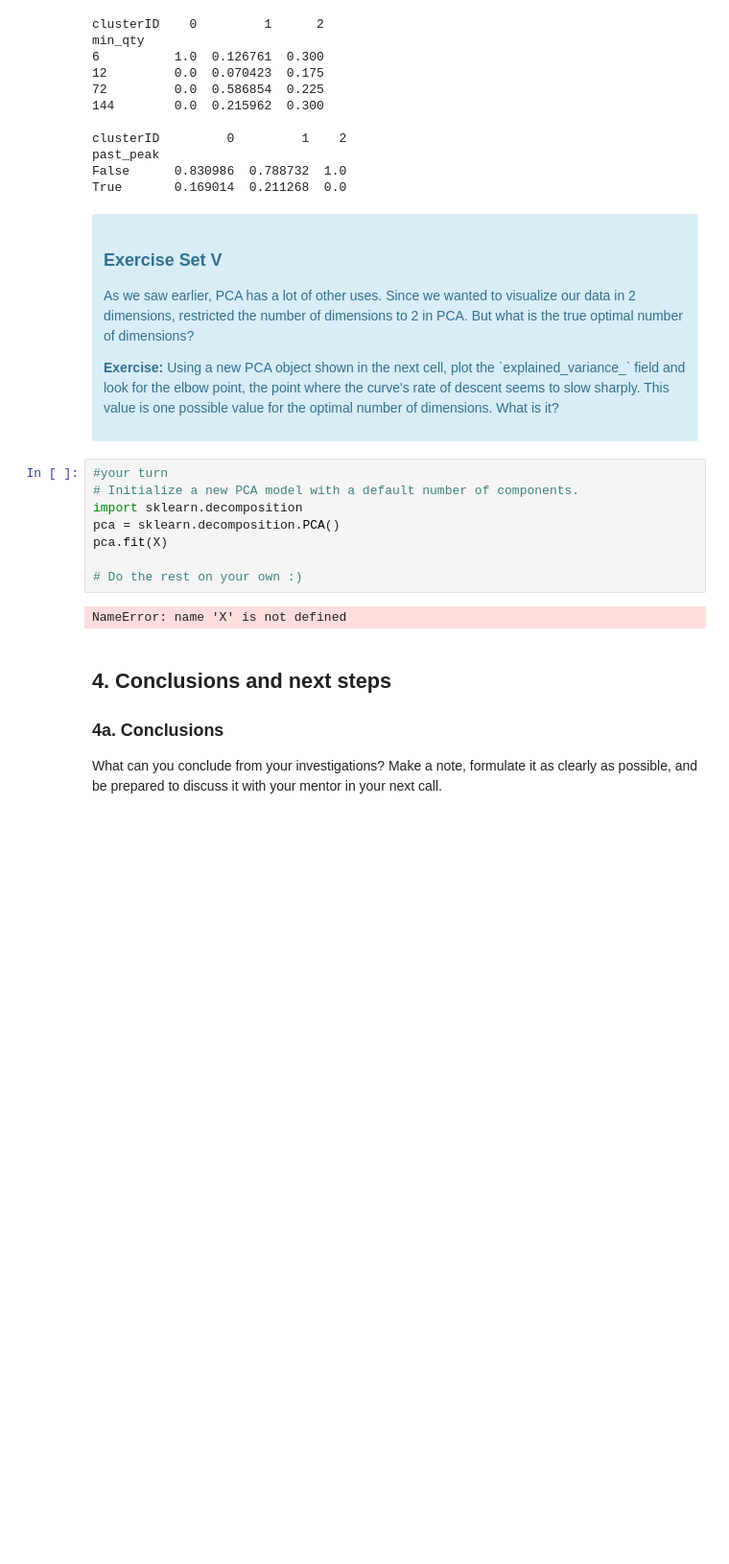
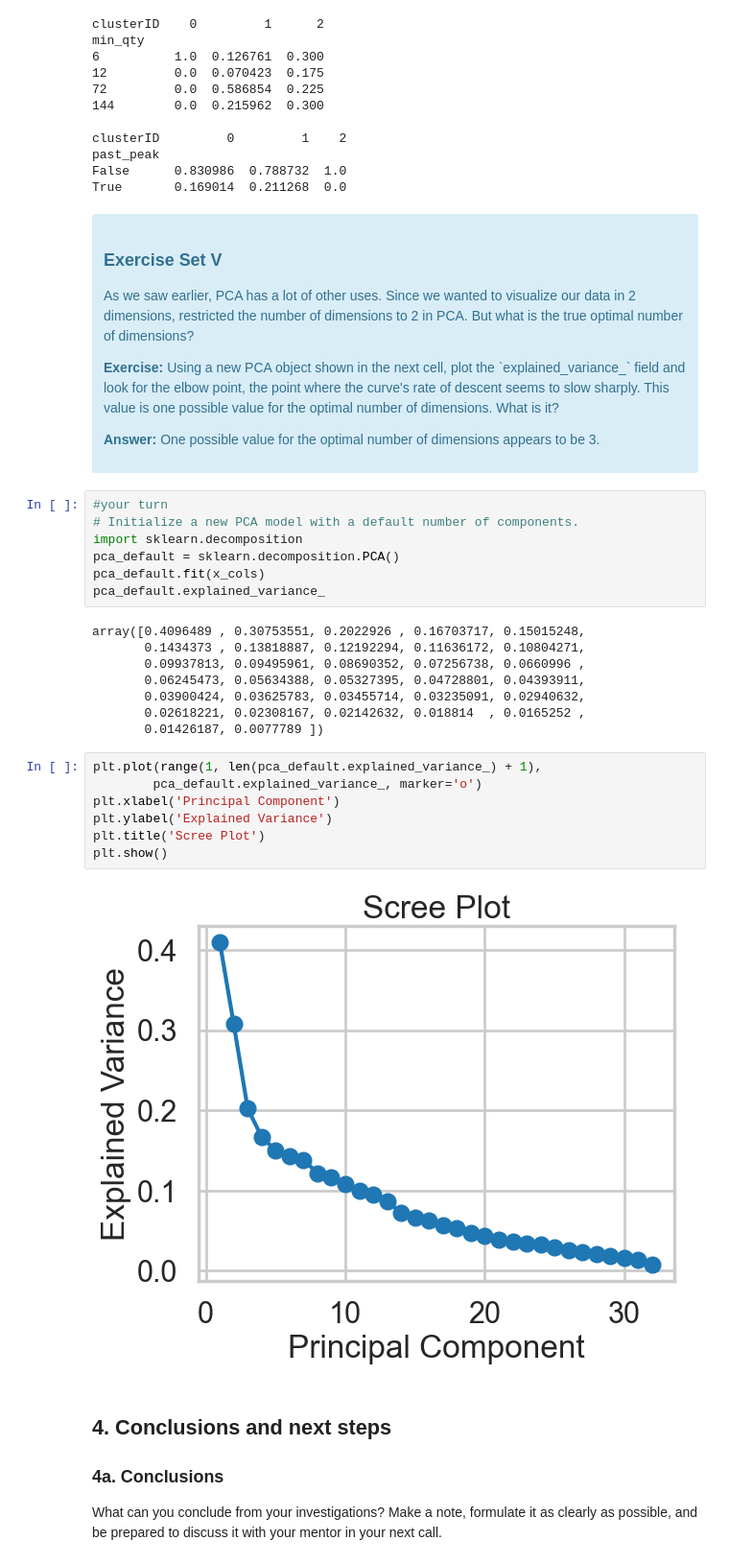
Before and after one commit to amschiltz/springboard_projects, a Jupyter notebook: Clustering_Case_Study_updated_10_15_2020/Clustering Case Study - Customer Segmentation with K-Means - Tier 3.ipynb, the cells around one changed output. Shown at 96% size. Drawn from its saved outputs; the diff is of its cells as text; blank space fills up the shorter version.

```diff
--- a/Clustering_Case_Study_updated_10_15_2020/Clustering Case Study - Customer Segmentation with K-Means - Tier 3.ipynb
+++ b/Clustering_Case_Study_updated_10_15_2020/Clustering Case Study - Customer Segmentation with K-Means - Tier 3.ipynb
@@ -643,17 +645,33 @@ True       0.169014  0.211268  0.0
 <p>As we saw earlier, PCA has a lot of other uses. Since we wanted to visualize our data in 2 dimensions, restricted the number of dimensions to 2 in PCA. But what is the true optimal number of dimensions?</p>
 
 <p><b>Exercise:</b> Using a new PCA object shown in the next cell, plot the `explained_variance_` field and look for the elbow point, the point where the curve's rate of descent seems to slow sharply. This value is one possible value for the optimal number of dimensions. What is it?</p>
+
+**Answer:** One possible value for the optimal number of dimensions appears to be 3.
 </div>
 # %%
 #your turn
 # Initialize a new PCA model with a default number of components.
 import sklearn.decomposition
-pca = sklearn.decomposition.PCA()
-pca.fit(X)
-
-# Do the rest on your own :)
+pca_default = sklearn.decomposition.PCA()
+pca_default.fit(x_cols)
+pca_default.explained_variance_
 # %% [output]
-NameError: name 'X' is not defined
+array([0.4096489 , 0.30753551, 0.2022926 , 0.16703717, 0.15015248,
+       0.1434373 , 0.13818887, 0.12192294, 0.11636172, 0.10804271,
+       0.09937813, 0.09495961, 0.08690352, 0.07256738, 0.0660996 ,
+       0.06245473, 0.05634388, 0.05327395, 0.04728801, 0.04393911,
+       0.03900424, 0.03625783, 0.03455714, 0.03235091, 0.02940632,
+       0.02618221, 0.02308167, 0.02142632, 0.018814  , 0.0165252 ,
+       0.01426187, 0.0077789 ])
+# %%
+plt.plot(range(1, len(pca_default.explained_variance_) + 1),
+        pca_default.explained_variance_, marker='o')
+plt.xlabel('Principal Component')
+plt.ylabel('Explained Variance')
+plt.title('Scree Plot')
+plt.show()
+# %% [output]
+[figure, added]
 # %% [markdown]
 ## 4. Conclusions and next steps
 ### 4a. Conclusions
```
Also changed, not shown: parts of 14 cells of this notebook.
